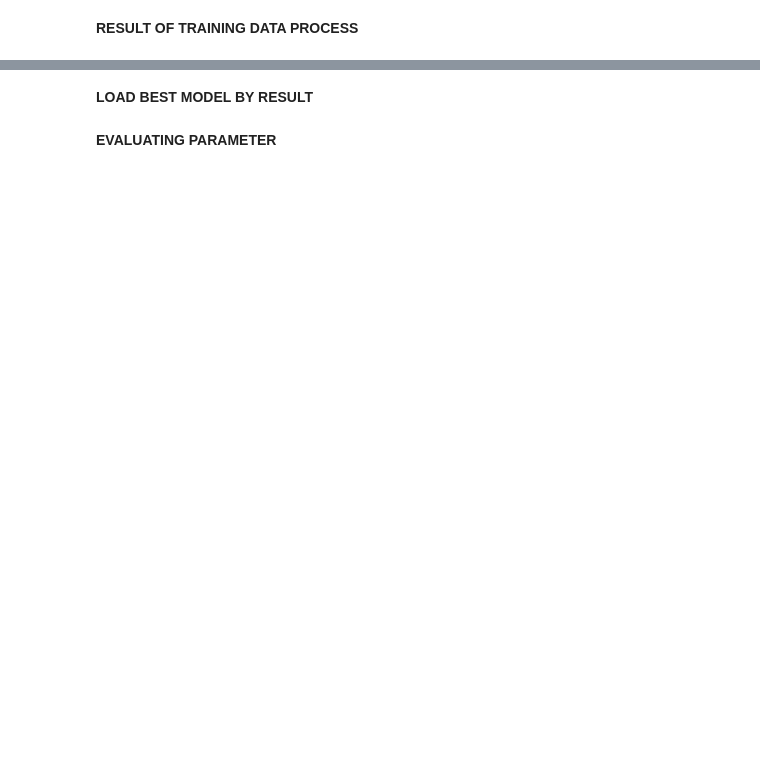
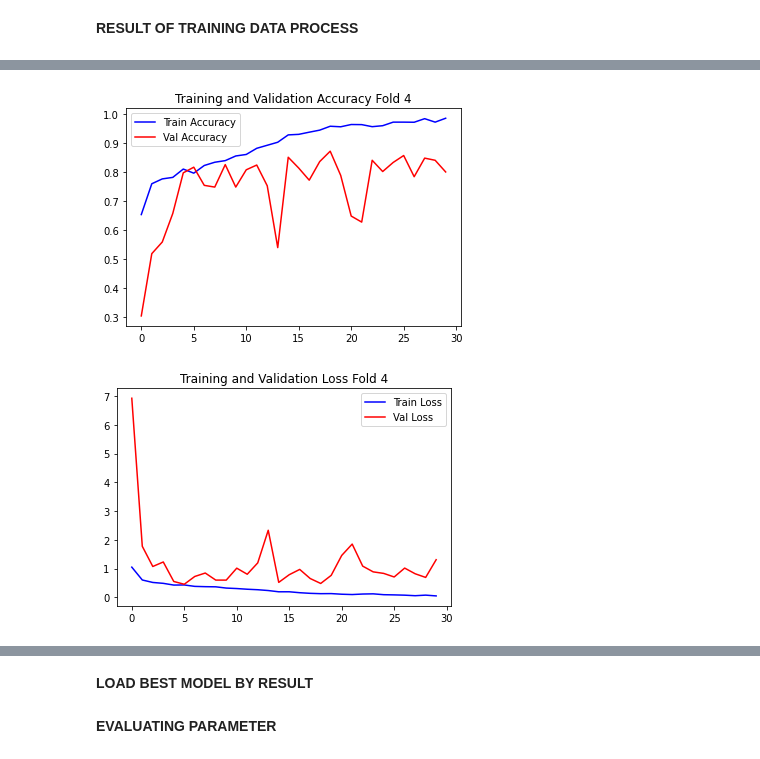
Before and after one commit to avishatr/TA, a Jupyter notebook: alexnet-corn-or-maize-disease-detectection.ipynb, the cells around one changed output, grey strips where cells are left out. Drawn from its saved outputs; the diff is of its cells as text; code cells hidden in the pictures; blank space fills up the shorter version.

```diff
--- a/alexnet-corn-or-maize-disease-detectection.ipynb
+++ b/alexnet-corn-or-maize-disease-detectection.ipynb
@@ -273,22 +328,25 @@ plt.show()
 # %%
 #FOLD 4
 #Train and validation accuracy
 plt.title('Training and Validation Accuracy Fold 4')
 plt.plot(model_history[3].history['accuracy'], label='Train Accuracy', color='blue', )
 plt.plot(model_history[3].history['val_accuracy'], label='Val Accuracy', color='red', )
 plt.legend()
 plt.savefig("Accuracy_fold 4.jpg")
 plt.show()
 
 plt.figure()
 
 #Train and validation loss
-plt.title('Training and Validation Accuracy Fold 4')
+plt.title('Training and Validation Loss Fold 4')
 plt.plot(model_history[3].history['loss'], label='Train Loss', color='blue', )
 plt.plot(model_history[3].history['val_loss'], label='Val Loss', color='red', )
 plt.legend()
 plt.savefig("Loss_fold 4.jpg")
 plt.show()
+# %% [output]
+[figure, added]
+[figure, added]
 # %%
 #FOLD 5
 #Train and validation accuracy
```
Also changed, not shown: parts of 18 cells of this notebook.
